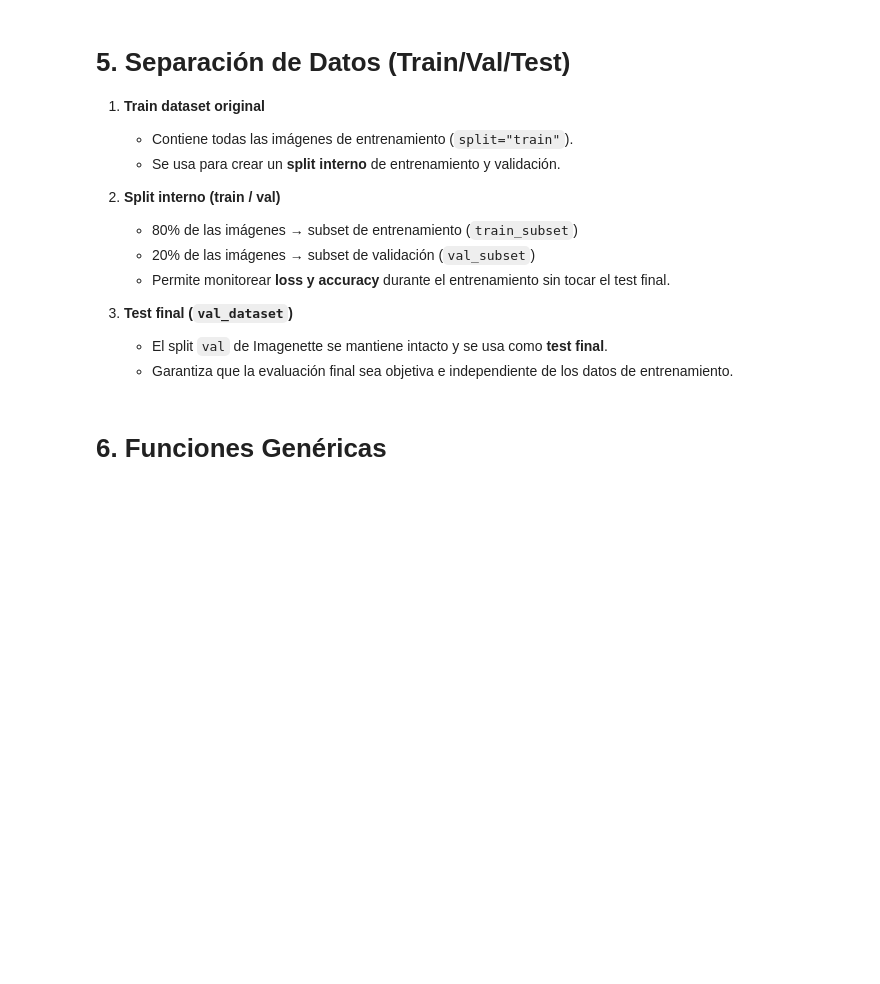
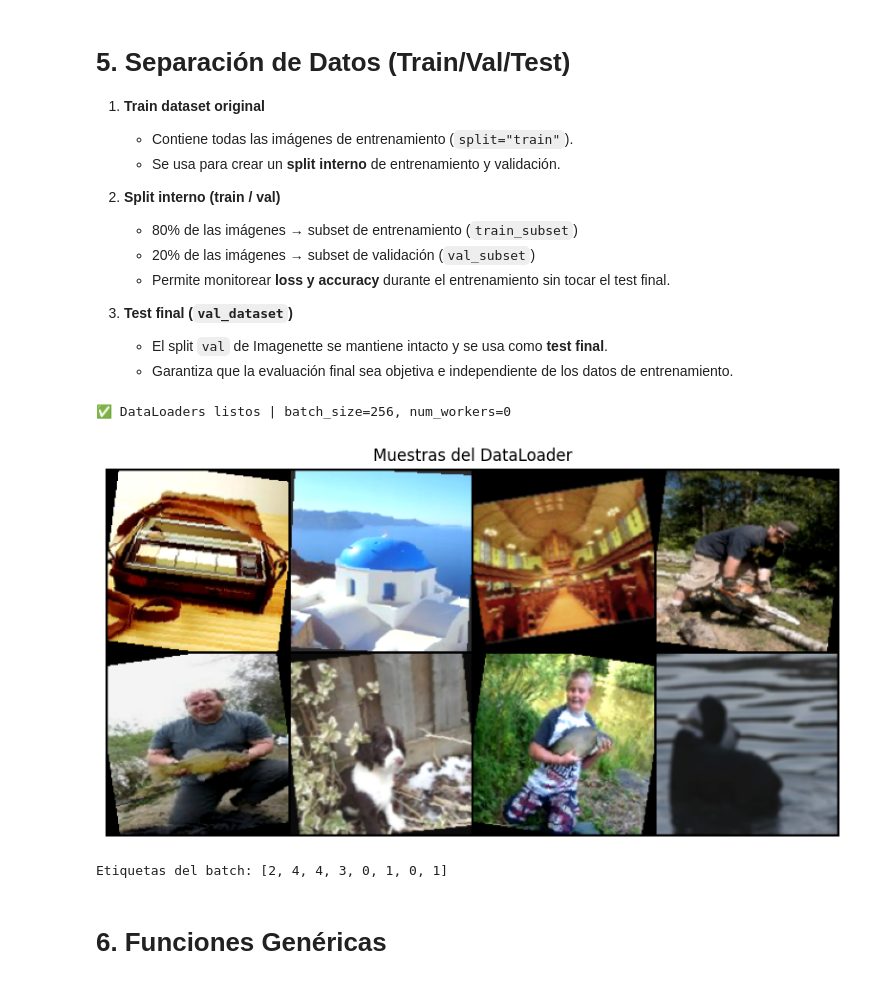
Before and after one commit to kidnixt/imagenette, a Jupyter notebook: imagenette.ipynb, the cells around one changed output. Drawn from its saved outputs; the diff is of its cells as text; code cells hidden in the pictures; blank space fills up the shorter version.

```diff
--- a/imagenette.ipynb
+++ b/imagenette.ipynb
@@ -61,6 +72,8 @@ DEBUG: WANDB_DATA_DIR ha sido forzada a: C:\wandb_temp
 # %% [markdown]
 # 1. Carga de Dataset
 # %%
+#esto no se vuelve a usar
+
 transform = transforms.Compose([
     transforms.Resize((160, 160)),
     transforms.ToTensor()
@@ -68,15 +81,12 @@ transform = transforms.Compose([
 
 # Cargamos Imagenette 160px
 train_dataset = datasets.Imagenette(
-    root="./data", size="160px", split="train", download=False, transform=transform
+    root="./data_imagenette", size="160px", split="train", download=False, transform=transform
 )
 val_dataset = datasets.Imagenette(
-    root="./data", size="160px", split="val", download=False, transform=transform
+    root="./data_imagenette", size="160px", split="val", download=False, transform=transform
 )
 
-# Dataloaders
-train_loader = DataLoader(train_dataset, batch_size=BATCH_SIZE, shuffle=True, num_workers=NUM_WORKERS)
-val_loader = DataLoader(val_dataset, batch_size=BATCH_SIZE, shuffle=False, num_workers=NUM_WORKERS)
 
 print(f"Train size: {len(train_dataset)}")
 print(f"Val size: {len(val_dataset)}")
@@ -695 +712,7 @@ else:
+# %%
+from pathlib import Path
+IMAGENETTE_MEAN = [0.467, 0.448, 0.397]
+IMAGENETTE_STD = [0.230, 0.226, 0.228]
+DATA_DIR = Path("./data_imagenette/")
+SEED = 42
 # %%
@@ -756,3 +787,43 @@ def get_imagenette_dataloaders(train_dataset, val_dataset, batch_size, num_worke
+# %%
+import matplotlib.pyplot as plt
+import torchvision
+import torch
+
+def visualize_dataloader_samples(dataloader, n_images=8, unnormalize=False):
+    """
+    Muestra algunas imágenes de un DataLoader con sus etiquetas.
+    Si unnormalize=True, aplica la operación inversa de la normalización.
+    """
+    IMAGENETTE_MEAN = torch.tensor([0.467, 0.448, 0.397]).view(3, 1, 1)
+    IMAGENETTE_STD = torch.tensor([0.230, 0.226, 0.228]).view(3, 1, 1)
+
+    # Obtener un batch
+    images, labels = next(iter(dataloader))
+    images = images[:n_images]
+    labels = labels[:n_images]
+
+    if unnormalize:
+        images = images * IMAGENETTE_STD + IMAGENETTE_MEAN
+        images = torch.clamp(images, 0, 1)
+
+    grid = torchvision.utils.make_grid(images, nrow=4)
+    plt.figure(figsize=(10, 5))
+    plt.imshow(grid.permute(1, 2, 0))
+    plt.axis("off")
+    plt.title("Muestras del DataLoader")
+    plt.show()
+
+    print("Etiquetas del batch:", labels.tolist())
+
+train_loader, val_loader, test_loader = get_dataloaders(
+    train_transforms_aug, val_test_transform,
+)
+
+visualize_dataloader_samples(train_loader, n_images=8, unnormalize=True)
+# %% [output]
+✅ DataLoaders listos | batch_size=256, num_workers=0
+[figure, added]
+Etiquetas del batch: [2, 4, 4, 3, 0, 1, 0, 1]
 # %% [markdown]
 # 6. Funciones Genéricas
 # %%
```
Also changed, not shown: parts of 21 cells of this notebook, 5 other files.
